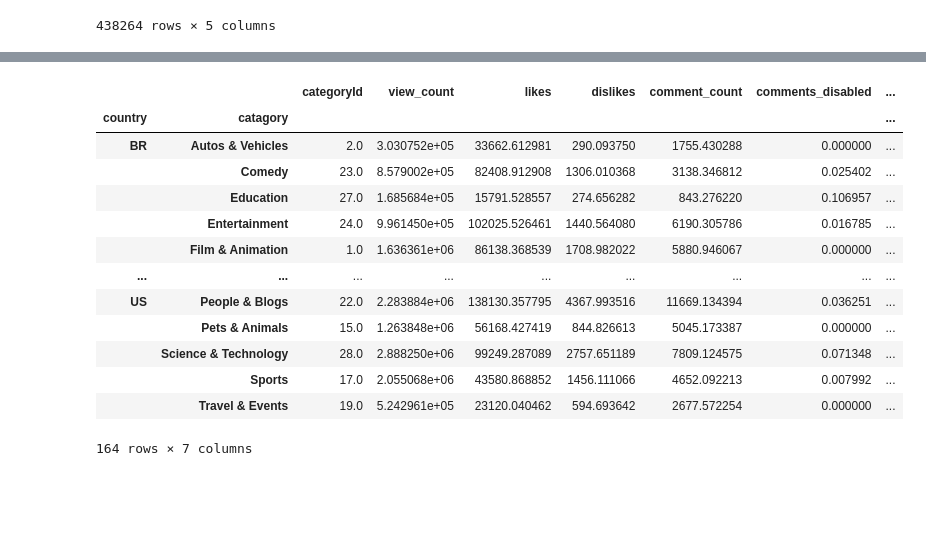
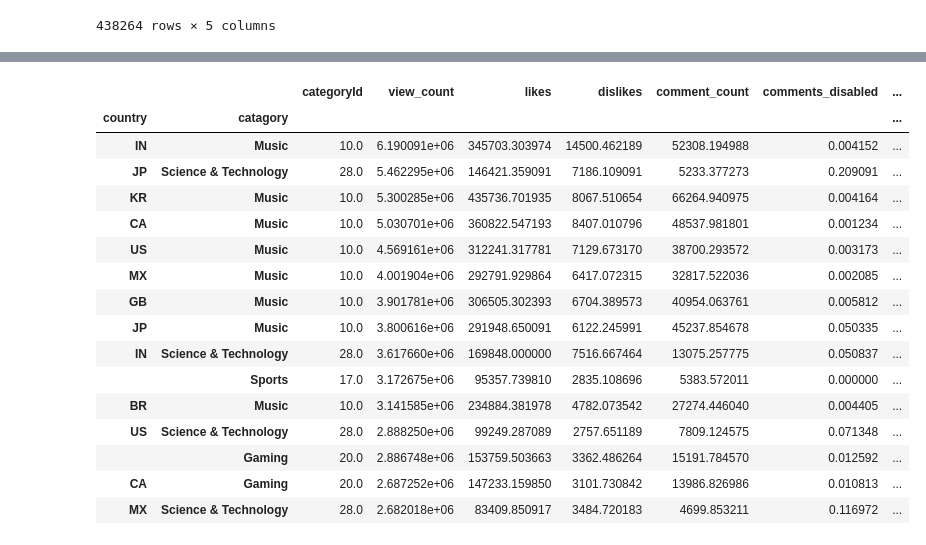
Before and after one commit to pmundot/youtube, a Jupyter notebook: Youtube_Worldwide.ipynb, the cells around one changed output, grey strips where cells are left out. Drawn from its saved outputs; the diff is of its cells as text; code cells hidden in the pictures; blank space fills up the shorter version.

```diff
--- a/Youtube_Worldwide.ipynb
+++ b/Youtube_Worldwide.ipynb
@@ -43,3 +77,29 @@ cat = {2:"Autos & Vehicles",
 42:"Shorts",
 43:"Shows",
 44:"Trailers"}
+
+population = {
+    'CA':37799407,
+    'BR':212821986,
+    'DE':5792202,
+    'FR':65273511,
+    'GB':67886011,
+    'IN':1380004385,
+    'JP':126476461,
+    'KR':51276977,
+    'MX':129166028,
+    'RU':145945524,
+    'US':331341050
+}
+
+colors = {
+    'BR':'green',
+    'CA':'fuchsia',
+    'DE':'blue',
+    'FR':'purple',
+    'GB':'brown',
+    'IN':'orange',
+    'KR':'black',
+    'MX':'darkgreen',
+    'RU':'yellow',
+    'US':'red'}
@@ -90,3 +105,0 @@ total size for top 30 videos in 11 countries is 438264
-# %%
-for c in result.columns:
-    print(c)
@@ -112,3 +200,3 @@ catagory
 # %%
-result.describe()
+result = combine()
 # %% [output]
@@ -237,3 +282,0 @@ cat = {2:"Autos & Vehicles",
-# %%
-result['catagory']=[cat[c] if c in cat else'Na' for c in result['categoryId']]
-result
@@ -274,17 +345,21 @@ result.groupby(['catagory']).count()
 # %%
-result.groupby(['country','catagory']).mean()
+Views_by_country_catagory=result.groupby(['country','catagory']).mean()
+Views_by_country_catagory.nlargest(15,['view_count'])
 # %% [output]
 |  |  | categoryId | view_count | likes | dislikes | comment_count | comments_disabled | ... |
 | country | catagory |  |  |  |  |  |  | ... |
-| BR | Autos & Vehicles | 2.0 | 3.030752e+05 | 33662.612981 | 290.093750 | 1755.430288 | 0.000000 | ... |
-|  | Comedy | 23.0 | 8.579002e+05 | 82408.912908 | 1306.010368 | 3138.346812 | 0.025402 | ... |
-|  | Education | 27.0 | 1.685684e+05 | 15791.528557 | 274.656282 | 843.276220 | 0.106957 | ... |
-|  | Entertainment | 24.0 | 9.961450e+05 | 102025.526461 | 1440.564080 | 6190.305786 | 0.016785 | ... |
-|  | Film & Animation | 1.0 | 1.636361e+06 | 86138.368539 | 1708.982022 | 5880.946067 | 0.000000 | ... |
-| ... | ... | ... | ... | ... | ... | ... | ... | ... |
-| US | People & Blogs | 22.0 | 2.283884e+06 | 138130.357795 | 4367.993516 | 11669.134394 | 0.036251 | ... |
-|  | Pets & Animals | 15.0 | 1.263848e+06 | 56168.427419 | 844.826613 | 5045.173387 | 0.000000 | ... |
-|  | Science & Technology | 28.0 | 2.888250e+06 | 99249.287089 | 2757.651189 | 7809.124575 | 0.071348 | ... |
-|  | Sports | 17.0 | 2.055068e+06 | 43580.868852 | 1456.111066 | 4652.092213 | 0.007992 | ... |
-|  | Travel & Events | 19.0 | 5.242961e+05 | 23120.040462 | 594.693642 | 2677.572254 | 0.000000 | ... |
+| IN | Music | 10.0 | 6.190091e+06 | 345703.303974 | 14500.462189 | 52308.194988 | 0.004152 | ... |
+| JP | Science & Technology | 28.0 | 5.462295e+06 | 146421.359091 | 7186.109091 | 5233.377273 | 0.209091 | ... |
+| KR | Music | 10.0 | 5.300285e+06 | 435736.701935 | 8067.510654 | 66264.940975 | 0.004164 | ... |
+| CA | Music | 10.0 | 5.030701e+06 | 360822.547193 | 8407.010796 | 48537.981801 | 0.001234 | ... |
+| US | Music | 10.0 | 4.569161e+06 | 312241.317781 | 7129.673170 | 38700.293572 | 0.003173 | ... |
+| MX | Music | 10.0 | 4.001904e+06 | 292791.929864 | 6417.072315 | 32817.522036 | 0.002085 | ... |
+| GB | Music | 10.0 | 3.901781e+06 | 306505.302393 | 6704.389573 | 40954.063761 | 0.005812 | ... |
+| JP | Music | 10.0 | 3.800616e+06 | 291948.650091 | 6122.245991 | 45237.854678 | 0.050335 | ... |
+| IN | Science & Technology | 28.0 | 3.617660e+06 | 169848.000000 | 7516.667464 | 13075.257775 | 0.050837 | ... |
+|  | Sports | 17.0 | 3.172675e+06 | 95357.739810 | 2835.108696 | 5383.572011 | 0.000000 | ... |
+| BR | Music | 10.0 | 3.141585e+06 | 234884.381978 | 4782.073542 | 27274.446040 | 0.004405 | ... |
+| US | Science & Technology | 28.0 | 2.888250e+06 | 99249.287089 | 2757.651189 | 7809.124575 | 0.071348 | ... |
+|  | Gaming | 20.0 | 2.886748e+06 | 153759.503663 | 3362.486264 | 15191.784570 | 0.012592 | ... |
+| CA | Gaming | 20.0 | 2.687252e+06 | 147233.159850 | 3101.730842 | 13986.826986 | 0.010813 | ... |
+| MX | Science & Technology | 28.0 | 2.682018e+06 | 83409.850917 | 3484.720183 | 4699.853211 | 0.116972 | ... |
-164 rows × 7 columns
```
Also changed, not shown: parts of 36 cells of this notebook, 3 other files.
